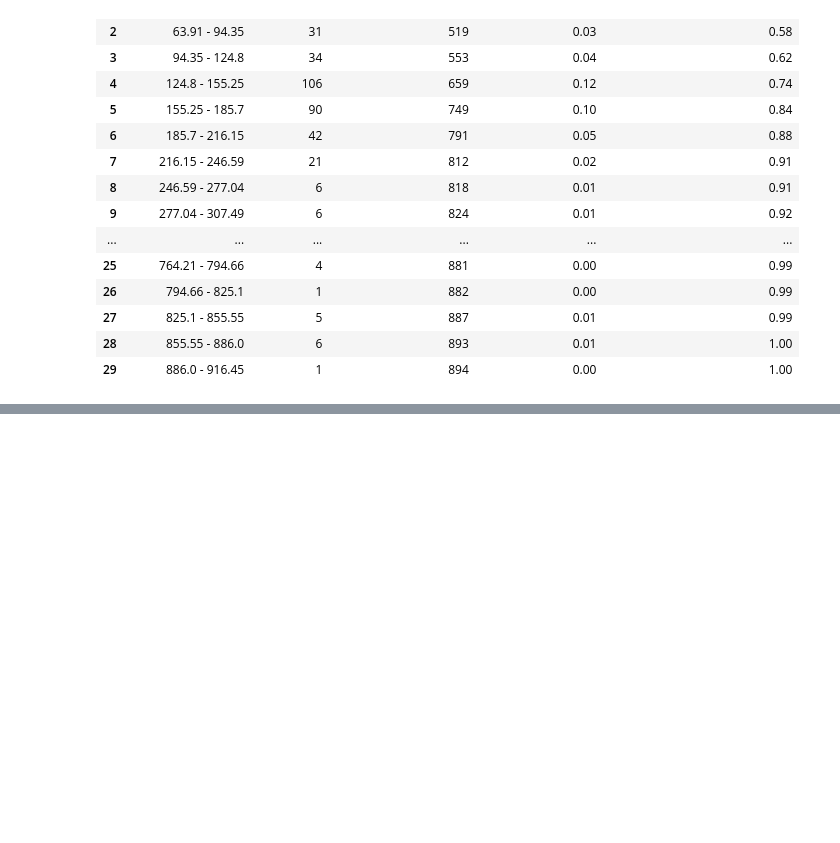
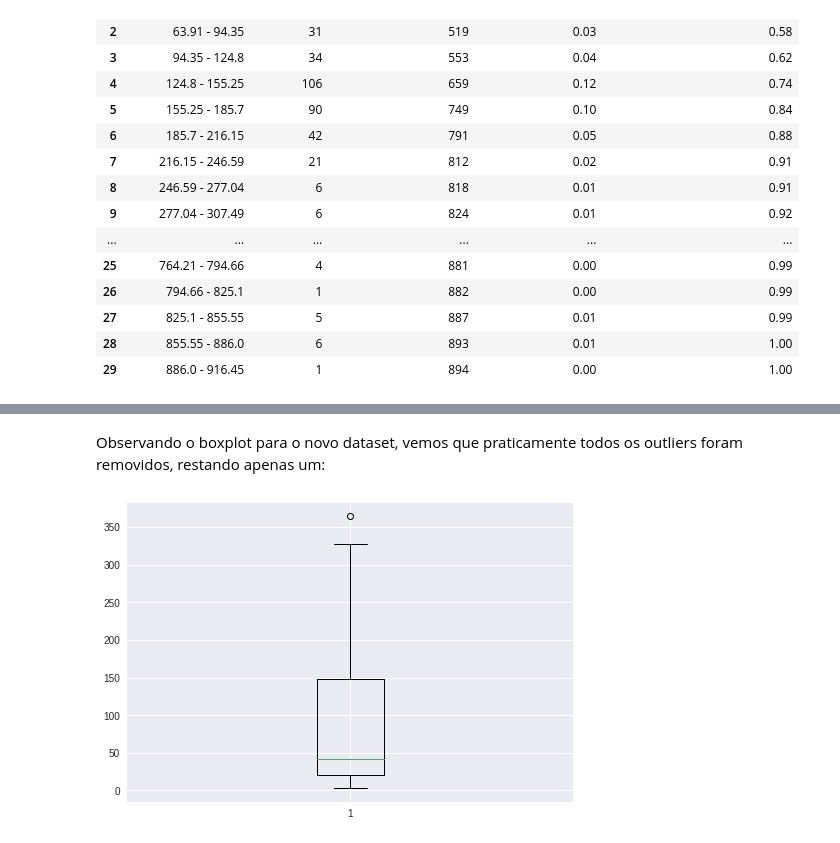
Before and after one commit to shl0mo/AnaliseDados_DIO-Pandas, a Jupyter notebook: AnaliseDados_DIO_Pandas.ipynb, the cells around one changed output, grey strips where cells are left out. Cells and saved outputs as stored; diff of their text form; code cells hidden in the pictures; blank space fills up the shorter version.

```diff
--- a/AnaliseDados_DIO_Pandas.ipynb
+++ b/AnaliseDados_DIO_Pandas.ipynb
@@ -1065,0 +1110,12 @@ df.groupby(df['Classes'])['Vendas']
+# %%
+#Fução para remover os outilers do dataframe original:
+def remover_outliers(df):
+    q3 = df['Vendas'].quantile(0.75)
+    q1 = df['Vendas'].quantile(0.25)
+    iqr = q3-q1
+    LI  = q1-1.5*iqr
+    LS = q3+1.5*iqr
+    novo_df = df.loc[(df['Vendas'] > LI) & (df['Vendas'] < LS)]
+    return novo_df
+novo_df = remover_outliers(df)
+novo_df
@@ -1065,0 +1136,6 @@ df.groupby(df['Classes'])['Vendas']
+# %% [markdown]
+Observando o boxplot para o novo dataset, vemos que praticamente todos os outliers foram removidos, restando apenas um:
+# %%
+plt.boxplot(novo_df.Vendas);
+# %% [output]
+[figure, added]
```
Also changed, not shown: parts of 52 cells of this notebook.
